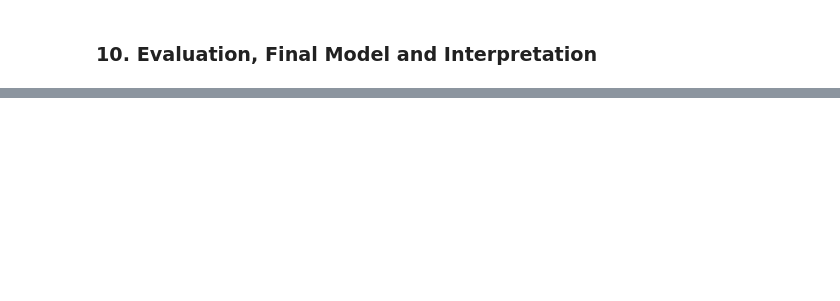
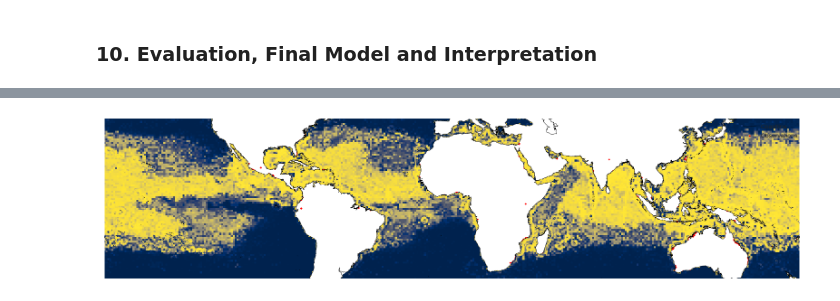
Before and after one commit to MaxAntson/sharks-from-space, a Jupyter notebook: model/notebooks/initial_data_exploration.ipynb, the cells around one changed output, grey strips where cells are left out. Drawn from its saved outputs; the diff is of its cells as text; code cells hidden in the pictures; blank space fills up the shorter version.

Commit message:
updated model and final predictions

```diff
--- a/model/notebooks/initial_data_exploration.ipynb
+++ b/model/notebooks/initial_data_exploration.ipynb
@@ -841,0 +941,27 @@ plt.show()
+# %%
+X = accessible_gdf[PREDICTOR_COLS].values
+accessible_gdf["presence_probability"] = final_model.predict_proba(X)[:, 1]
+accessible_gdf["predicted_label"] = (accessible_gdf["presence_probability"] >= best_threshold).astype(int)
+
+predictions = np.zeros_like(accessible_area_mask, dtype=float) * np.nan
+for lon, lat, prob in zip(accessible_gdf["longitude"], accessible_gdf["latitude"], accessible_gdf["presence_probability"]):
+    lon_idx = np.abs(lons - lon).argmin()
+    lat_idx = np.abs(lats - lat).argmin()
+    predictions[lat_idx, lon_idx] = prob
+
+visualise_data_on_map(
+    coastline,
+    [presence_gdf],
+    ["red"],
+    ["Observations"],
+    plot_bounding_box=False,
+    limit_to_bounding_box=True,
+    show_plot=False,
+)
+mesh = plt.gca().pcolormesh(
+    lons, lats, predictions, cmap="cividis", label="Predicted Suitability"
+)
+plt.legend()
+plt.show()
+# %% [output]
+[figure, added]
```
Also changed, not shown: parts of 36 cells of this notebook, 1 other file.
